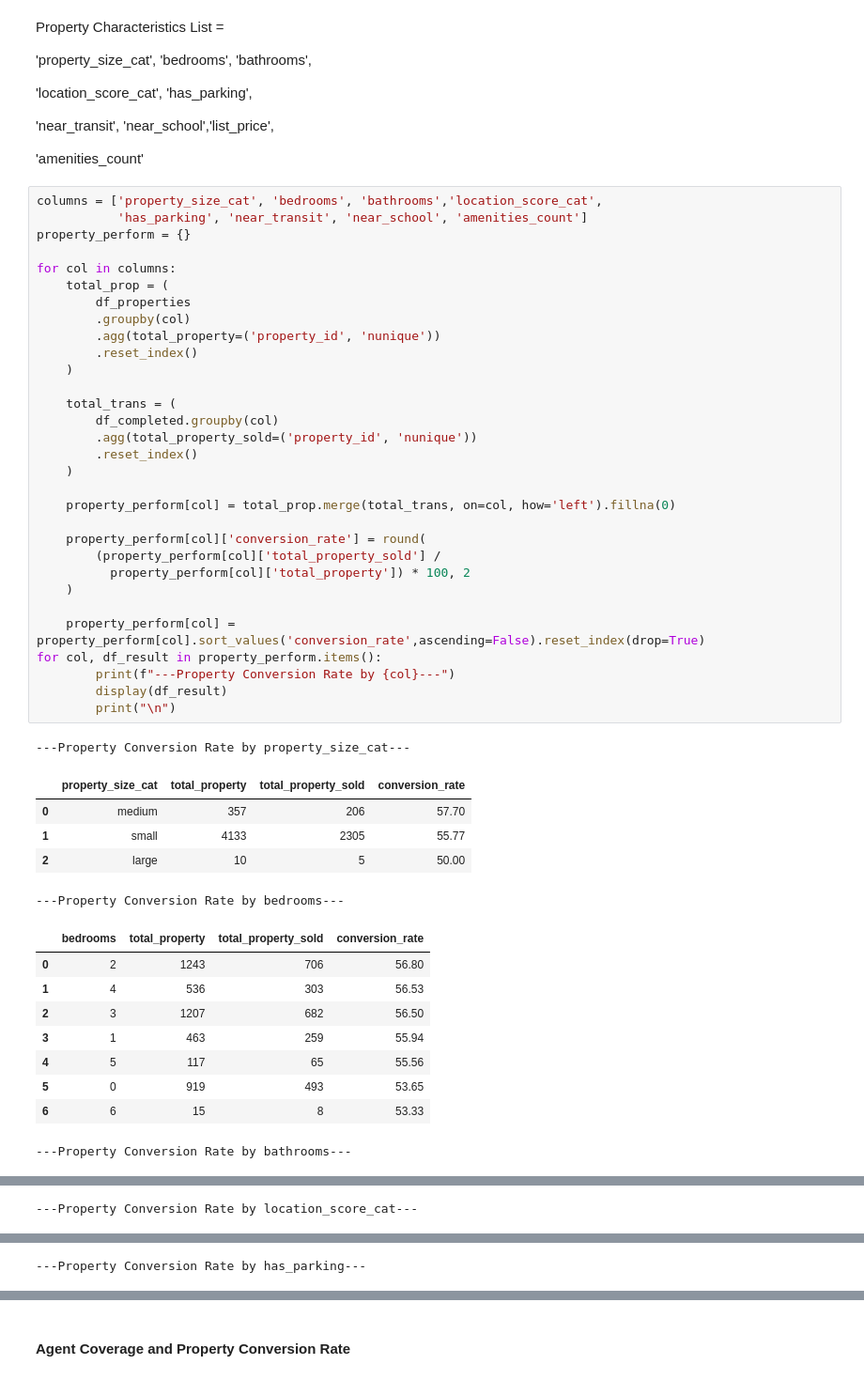
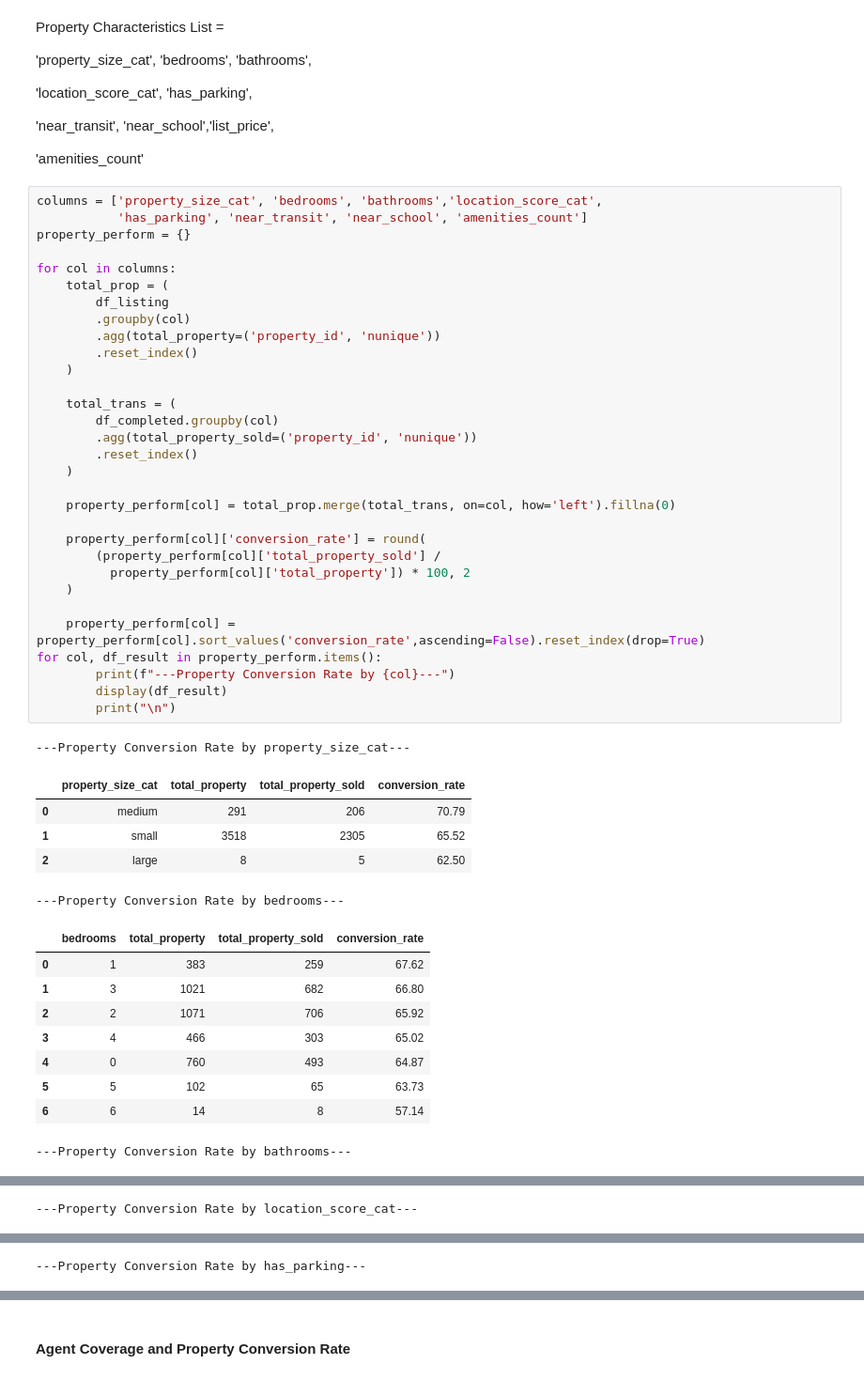
Before and after one commit to hlmtssilvia/Real_Estate_Analysis, a Jupyter notebook: Property And Listing Peformance.ipynb, the cells around one changed output, grey strips where cells are left out. Shown at 94% size. Saved outputs shown, nothing was run; the diff lists cells and outputs as text.

```diff
--- a/Property And Listing Peformance.ipynb
+++ b/Property And Listing Peformance.ipynb
@@ -729,44 +729,44 @@ property_perform = {}
 
 for col in columns:
     total_prop = (
-        df_properties
+        df_listing
         .groupby(col)
         .agg(total_property=('property_id', 'nunique'))
         .reset_index()
     )
 
     total_trans = (
         df_completed.groupby(col)
         .agg(total_property_sold=('property_id', 'nunique'))
         .reset_index()
     )
 
     property_perform[col] = total_prop.merge(total_trans, on=col, how='left').fillna(0)
 
     property_perform[col]['conversion_rate'] = round(
         (property_perform[col]['total_property_sold'] /
           property_perform[col]['total_property']) * 100, 2
     )
 
     property_perform[col] = property_perform[col].sort_values('conversion_rate',ascending=False).reset_index(drop=True)
 for col, df_result in property_perform.items():
         print(f"---Property Conversion Rate by {col}---")
         display(df_result)
         print("\n")
 # %% [output]
 ---Property Conversion Rate by property_size_cat---
 |  | property_size_cat | total_property | total_property_sold | conversion_rate |
-| 0 | medium | 357 | 206 | 57.70 |
-| 1 | small | 4133 | 2305 | 55.77 |
-| 2 | large | 10 | 5 | 50.00 |
+| 0 | medium | 291 | 206 | 70.79 |
+| 1 | small | 3518 | 2305 | 65.52 |
+| 2 | large | 8 | 5 | 62.50 |
 ---Property Conversion Rate by bedrooms---
 |  | bedrooms | total_property | total_property_sold | conversion_rate |
-| 0 | 2 | 1243 | 706 | 56.80 |
-| 1 | 4 | 536 | 303 | 56.53 |
-| 2 | 3 | 1207 | 682 | 56.50 |
-| 3 | 1 | 463 | 259 | 55.94 |
-| 4 | 5 | 117 | 65 | 55.56 |
-| 5 | 0 | 919 | 493 | 53.65 |
-| 6 | 6 | 15 | 8 | 53.33 |
+| 0 | 1 | 383 | 259 | 67.62 |
+| 1 | 3 | 1021 | 682 | 66.80 |
+| 2 | 2 | 1071 | 706 | 65.92 |
+| 3 | 4 | 466 | 303 | 65.02 |
+| 4 | 0 | 760 | 493 | 64.87 |
+| 5 | 5 | 102 | 65 | 63.73 |
+| 6 | 6 | 14 | 8 | 57.14 |
 ---Property Conversion Rate by bathrooms---
 |  | bathrooms | total_property | total_property_sold | conversion_rate |
```
Also changed, not shown: parts of 8 cells of this notebook, 2 other files.
